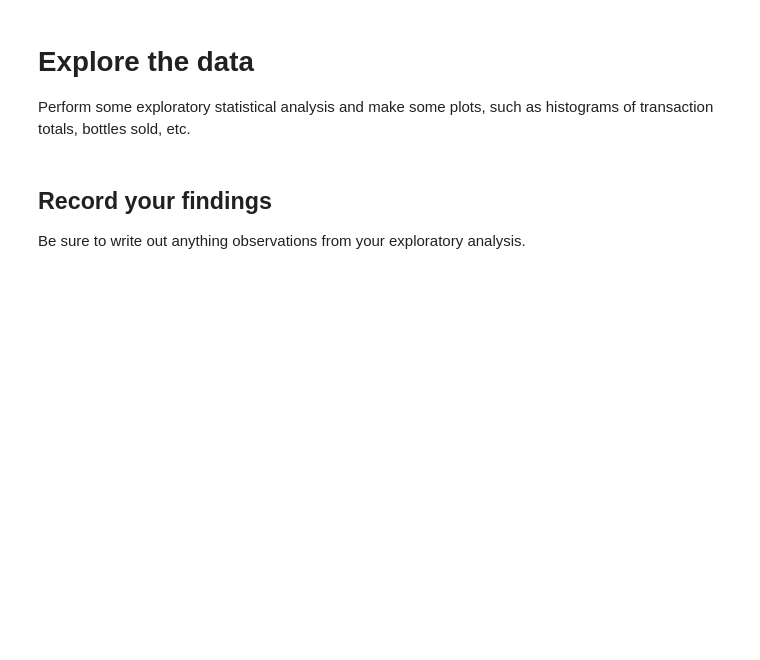
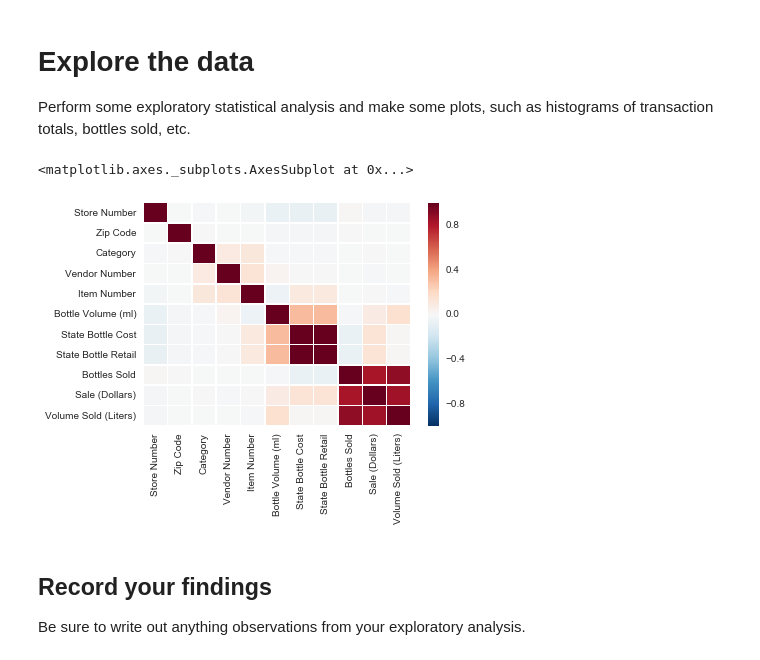
Before and after one commit to spockl/ga-dsi-1, a Jupyter notebook: projects/projects-weekly/project-03/starter-code/project-3-jocelyn-ong.ipynb, the cells around one changed output. Saved outputs shown, nothing was run; the diff lists cells and outputs as text; code cells hidden in the pictures; blank space fills up the shorter version.

```diff
--- a/projects/projects-weekly/project-03/starter-code/project-3-jocelyn-ong.ipynb
+++ b/projects/projects-weekly/project-03/starter-code/project-3-jocelyn-ong.ipynb
@@ -272,2 +147,0 @@ Name: City, dtype: object
-# %%
-df['County'] = df['Zip Code'].map(zip_county)
@@ -277,0 +192,5 @@ df[df['County'].isnull()]
+# %%
+# Convert all dollar columns to floats
+df['State Bottle Cost'] = df['State Bottle Cost'].map(lambda x: x.strip('$')).astype(float)
+df['State Bottle Retail'] = df['State Bottle Retail'].map(lambda x: x.strip('$')).astype(float)
+df['Sale (Dollars)'] = df['Sale (Dollars)'].map(lambda x: x.strip('$')).astype(float)
@@ -286,3 +231,14 @@ import matplotlib.pyplot as plt
+# %%
+cols = ['Date', 'Store Number', 'City', 'Zip Code', 'County', 'Category', 'Category Name', \
+        'Vendor Number', 'Item Number', 'Item Description', 'Bottle Volume (ml)', 'State Bottle Cost', \
+        'State Bottle Retail', 'Bottles Sold', 'Sale (Dollars)', 'Volume Sold (Liters)']
+# %%
+df2 = df.copy()[cols]
+# %%
+sns.heatmap(df2.corr(), linewidths=0.5)
+# %% [output]
+<matplotlib.axes._subplots.AxesSubplot at 0x...>
+[figure, added]
 # %% [markdown]
 ## Record your findings
 
```
Also changed, not shown: parts of 26 cells of this notebook, 4 other files.
